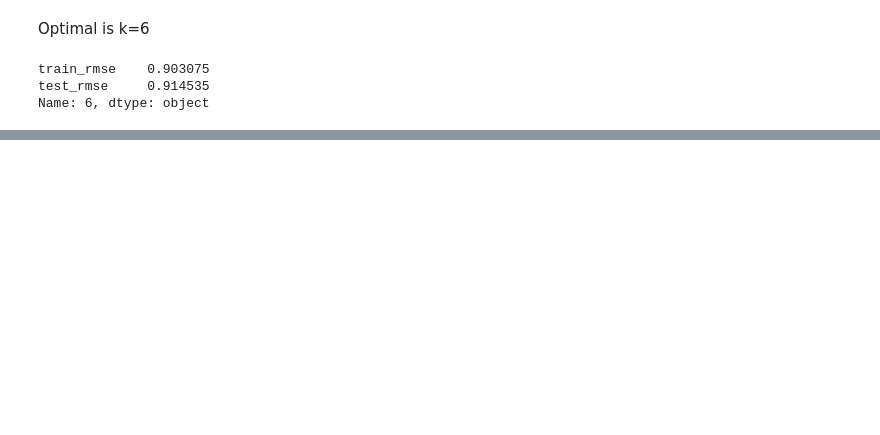
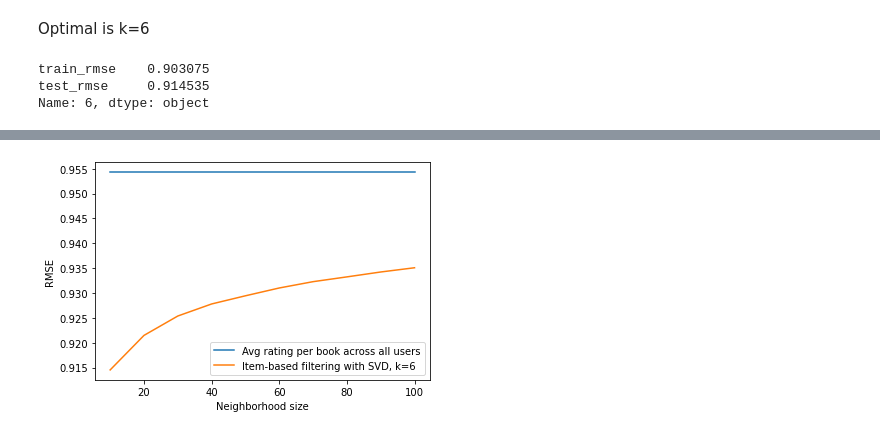
Before and after one commit to michaelfronda/ISYE6740-CDA-FInal-Project, a Jupyter notebook: Jackie4-TuningParameters.ipynb, the cells around one changed output, grey strips where cells are left out. Cells and saved outputs as stored; diff of their text form; code cells hidden in the pictures; blank space fills up the shorter version.

```diff
--- a/Jackie4-TuningParameters.ipynb
+++ b/Jackie4-TuningParameters.ipynb
@@ -235,9 +232,0 @@ Name: 6, dtype: object
-# %%
-# Perform SVD using rank k, and calculate a reduced rating matrix to remove noise
-# Can use sparse matrix algorithms because of special structure
-# Order of singular values isn't guaranteed, so should calculate every time
-# How to choose k: if top few values are big and the rest are small, take the big values. So chose k=11
-t1 = time()
-U, S, VT = scipy.sparse.linalg.svds(normalized, k=25)
-t2 = time()
-print(t2-t1)
@@ -457,0 +297,9 @@ mat_bookavg
+# %%
+plt.plot(neighs, np.repeat(book_avg_test_rmse, len(neighs)), label='Avg rating per book across all users')
+plt.plot(neighs, errors4neighs['test_rmse'], label='Item-based filtering with SVD, k=6')
+plt.xlabel('Neighborhood size')
+plt.ylabel('RMSE')
+plt.legend()
+plt.show()
+# %% [output]
+[figure, added]
```
Also changed, not shown: parts of 25 cells of this notebook, 2 other files.
